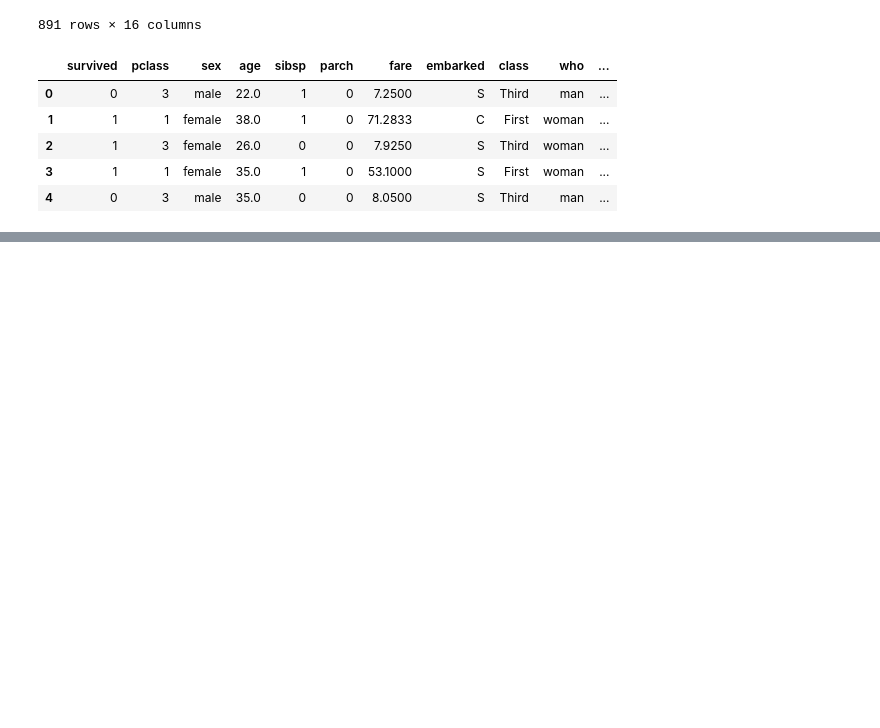
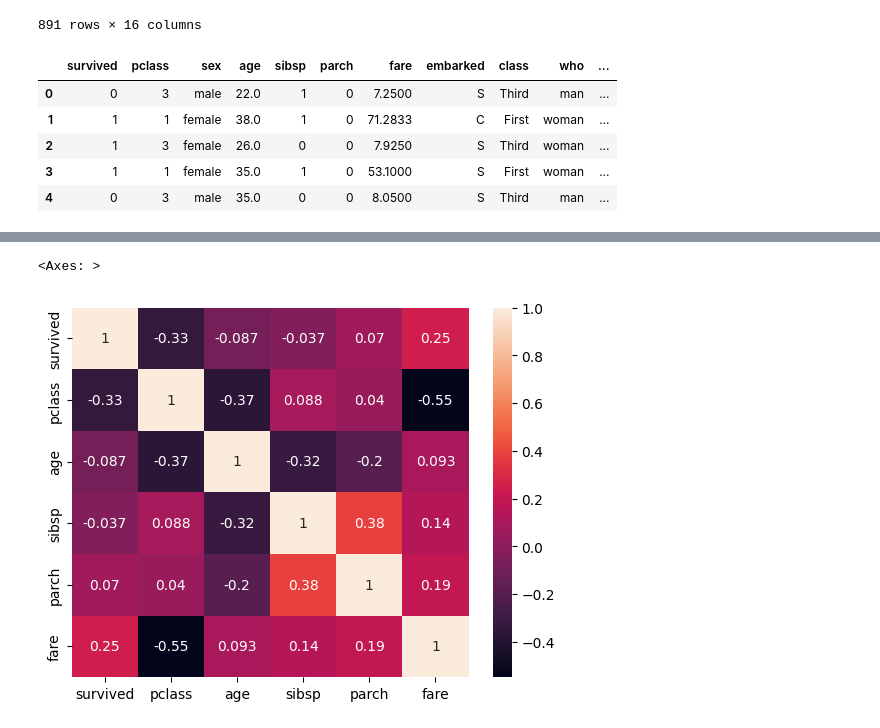
Before and after one commit to Md-Maruf-1727/LearningPractices, a Jupyter notebook: Course Assignments/homework1.ipynb, the cells around one changed output, grey strips where cells are left out. Saved outputs shown, nothing was run; the diff lists cells and outputs as text; code cells hidden in the pictures; blank space fills up the shorter version.

```diff
--- a/Course Assignments/homework1.ipynb
+++ b/Course Assignments/homework1.ipynb
@@ -544,0 +612,4 @@ titanic14.head()
+# %%
+#4.	Numeric columns এর correlation matrix বের করো।
+titanic_cor = titanic1.select_dtypes('number')
+titanic_cor.corr()
@@ -544,0 +624,5 @@ titanic14.head()
+# %%
+sns.heatmap(titanic_cor.corr(), annot=True)
+# %% [output]
+<Axes: >
+[figure, added]
```
Also changed, not shown: parts of 11 cells of this notebook.
